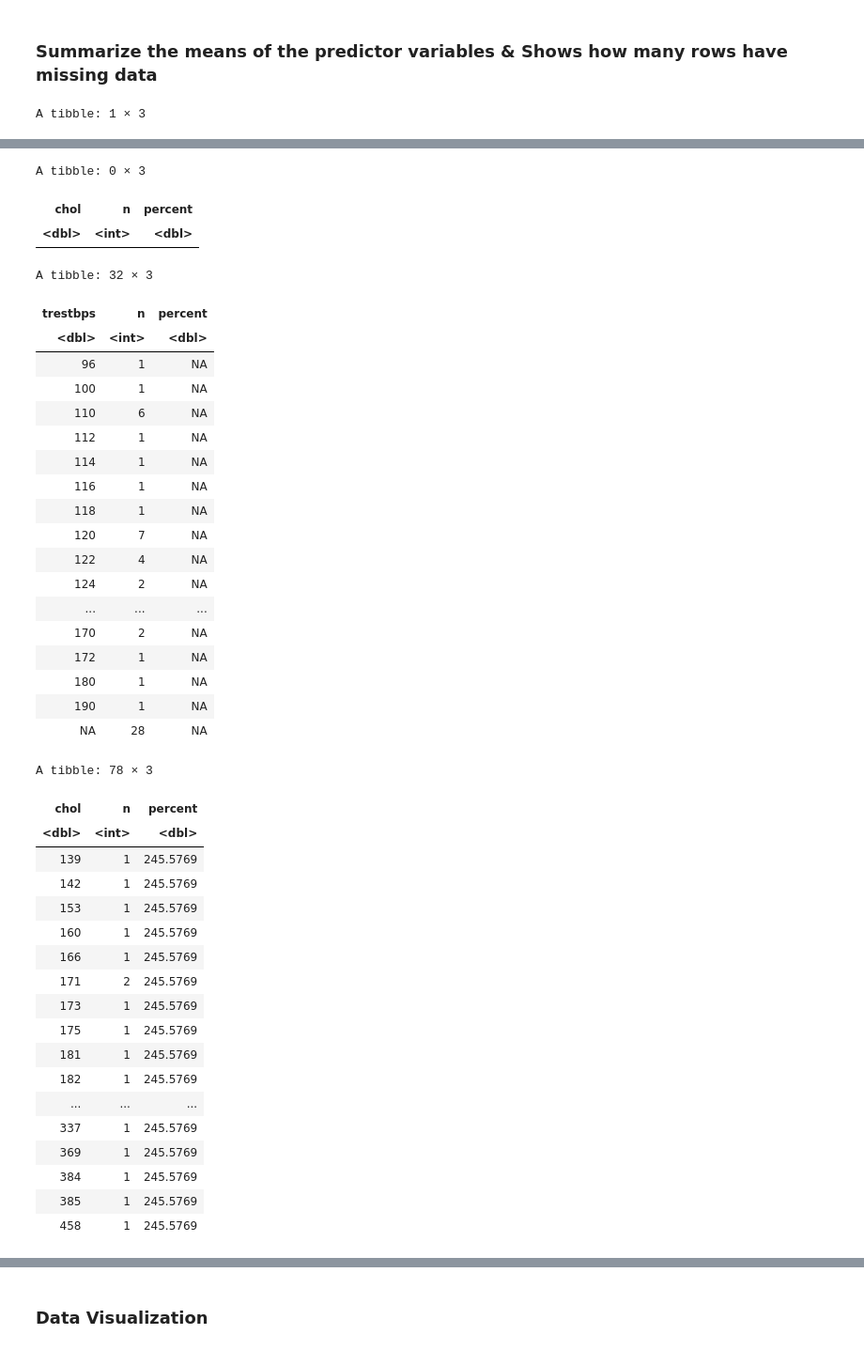
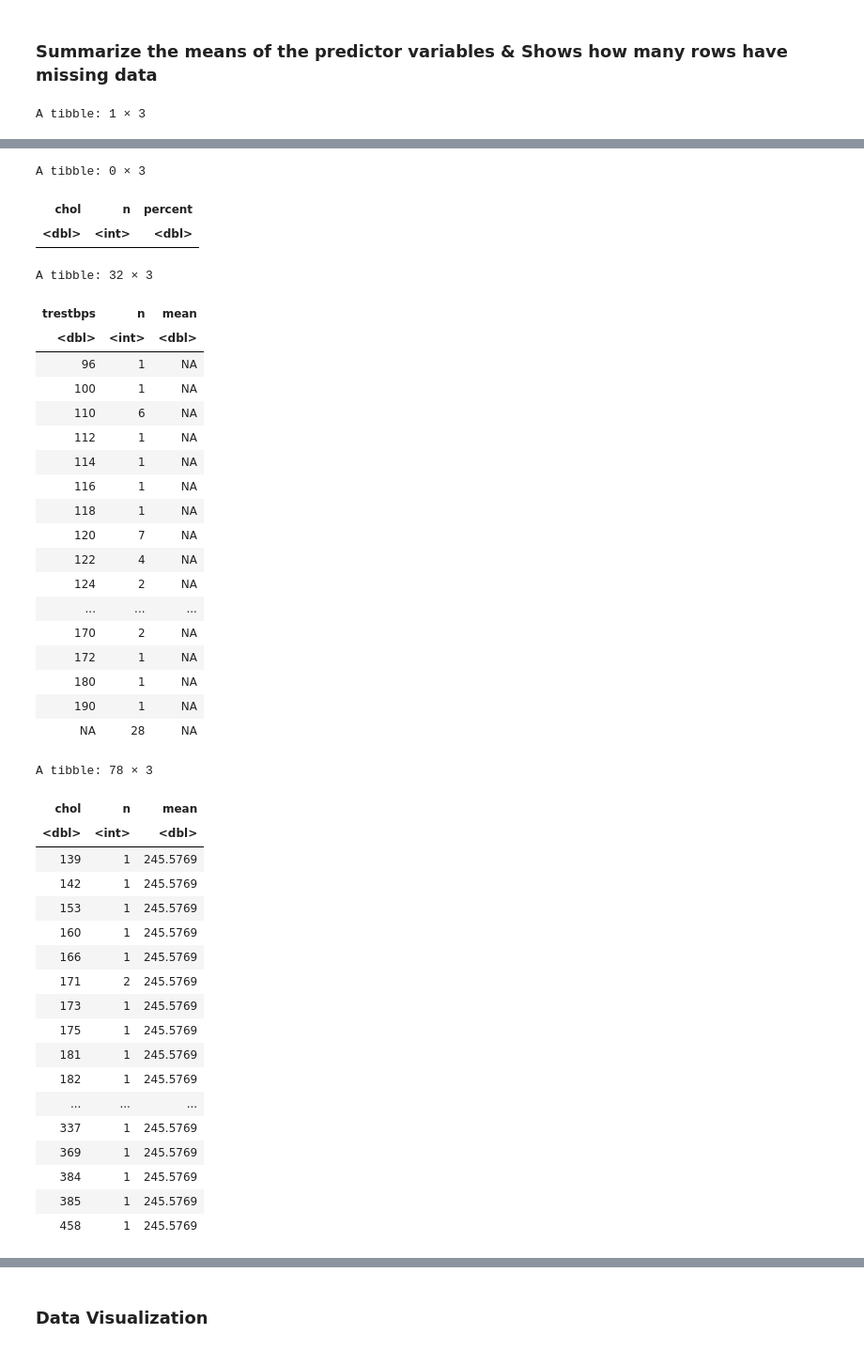
Before and after one commit to drkchu/chest-pain-classification, a Jupyter notebook: heart_disease.ipynb, the cells around one changed output, grey strips where cells are left out. Shown at 94% size. Saved outputs shown, nothing was run; the diff lists cells and outputs as text; code cells hidden in the pictures.

```diff
--- a/heart_disease.ipynb
+++ b/heart_disease.ipynb
@@ -113,28 +141,32 @@ heart_chol <- heart_disease_train |>
 heart_trestbps_mean <- heart_disease_train |>
                       group_by(trestbps) |>
                       summarize(n = n()) |>
-                      mutate(percent = mean(trestbps))
+                      mutate(mean = mean(trestbps))
 
 heart_chol_mean <- heart_disease_train |>
                       group_by(chol) |>
                       summarize(n = n()) |>
-                      mutate(percent = mean(chol))
+                      mutate(mean = mean(chol))
+
+
+chol_trestbps_recipe <- recipe(cp ~ trestbps + chol, data = heart_disease_train, skip = FALSE)|>
+                        prep()
 # %%
 heart_trestbps
 heart_chol
-
 heart_trestbps_mean
 heart_chol_mean
+chol_trestbps_recipe
 # %% [output]
 A tibble: 1 × 3
 | trestbps | n | percent |
 | <dbl> | <int> | <dbl> |
 | NA | 28 | 26.16822 |
 A tibble: 0 × 3
 | chol | n | percent |
 | <dbl> | <int> | <dbl> |
 A tibble: 32 × 3
-| trestbps | n | percent |
+| trestbps | n | mean |
 | <dbl> | <int> | <dbl> |
 | 96 | 1 | NA |
 | 100 | 1 | NA |
@@ -153,7 +185,7 @@ A tibble: 32 × 3
 | 190 | 1 | NA |
 | NA | 28 | NA |
 A tibble: 78 × 3
-| chol | n | percent |
+| chol | n | mean |
 | <dbl> | <int> | <dbl> |
 | 139 | 1 | 245.5769 |
 | 142 | 1 | 245.5769 |
```
Also changed, not shown: parts of 7 cells of this notebook.
